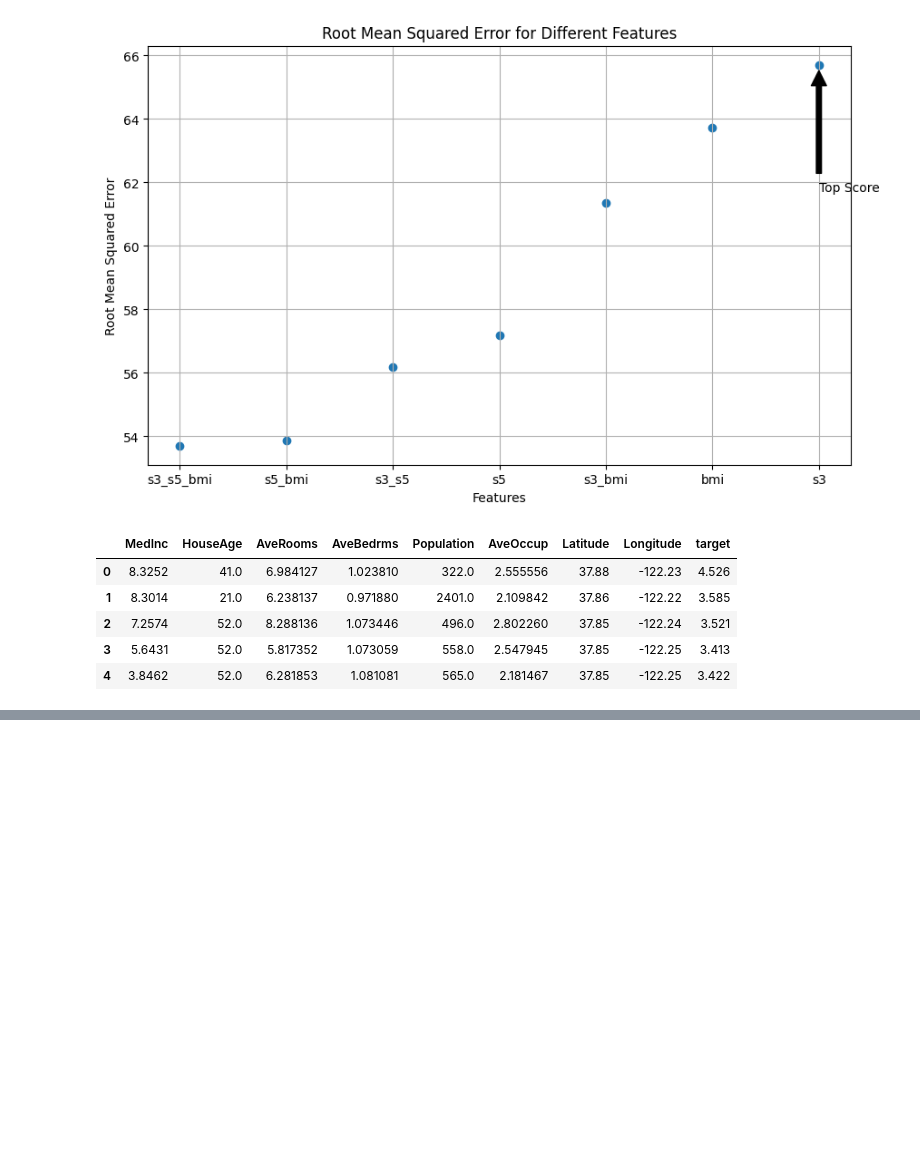
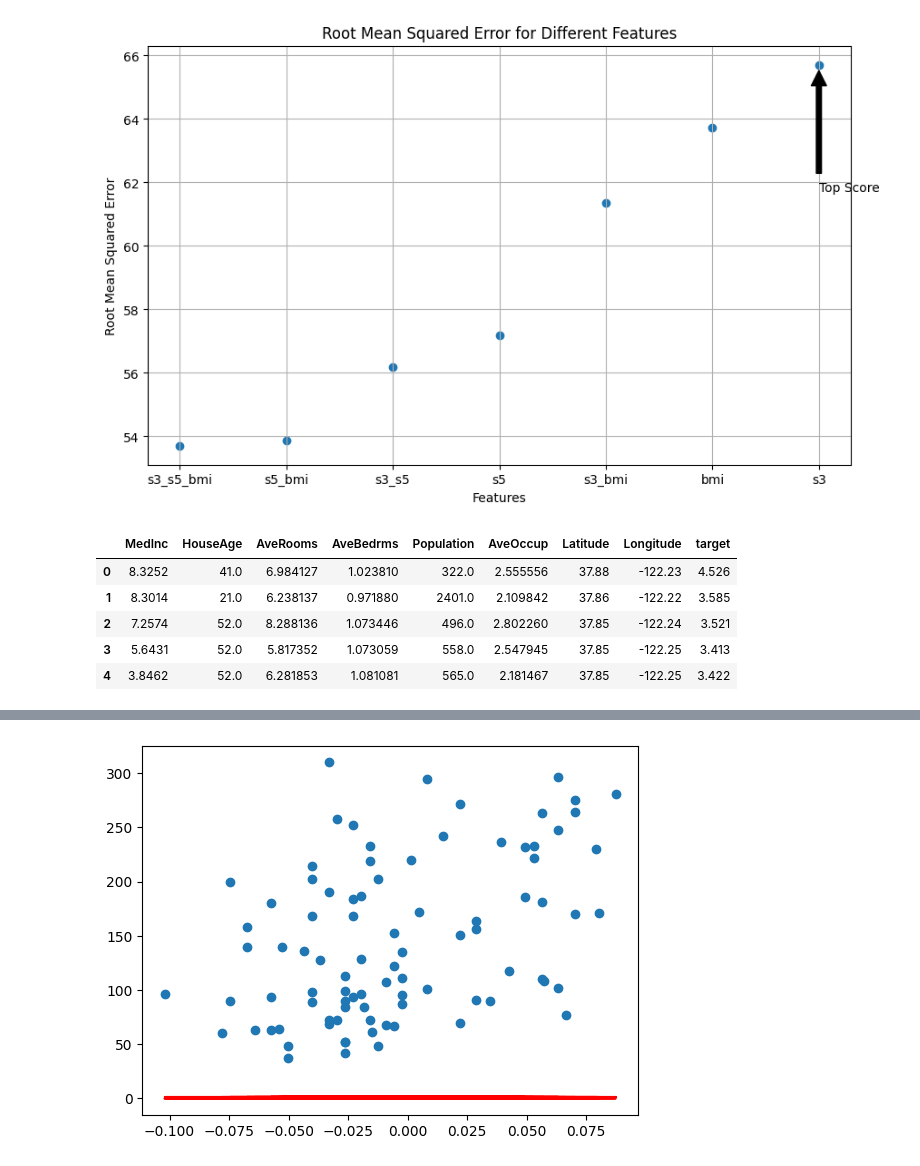
Before and after one commit to ValRCS/Python_SheGoesTech_22, a Jupyter notebook: Days_28_30_Machine_Learning/regression_diabetes.ipynb, the cells around one changed output, grey strips where cells are left out. Drawn from its saved outputs; the diff is of its cells as text; code cells hidden in the pictures; blank space fills up the shorter version.

```diff
--- a/Days_28_30_Machine_Learning/regression_diabetes.ipynb
+++ b/Days_28_30_Machine_Learning/regression_diabetes.ipynb
@@ -480,0 +562,26 @@ california_df.to_csv('../data/california_housing.csv', index=False)
+# %%
+# we could fit a higher level polynomial
+
+# lets try a polynomial regression
+
+# import PolynomialFeatures from sklearn.preprocessing
+
+from sklearn.preprocessing import PolynomialFeatures
+
+# create a polynomial features object
+
+poly = PolynomialFeatures(degree=2) # degree is the highest power of the polynomial # so square
+
+# transform the x2_train and x2_test data
+
+poly.fit(x2_train)
+
+# make some predictions
+poly_y2_pred = poly.transform(x2_test) # notice we do them on test
+# %%
+# plot polynomial regression
+plt.scatter(x2_test, y2_test)
+plt.plot(x2_test, poly_y2_pred, color='red')
+plt.show()
+# %% [output]
+[figure, added]
```
Also changed, not shown: parts of 30 cells of this notebook, 1 other file.
